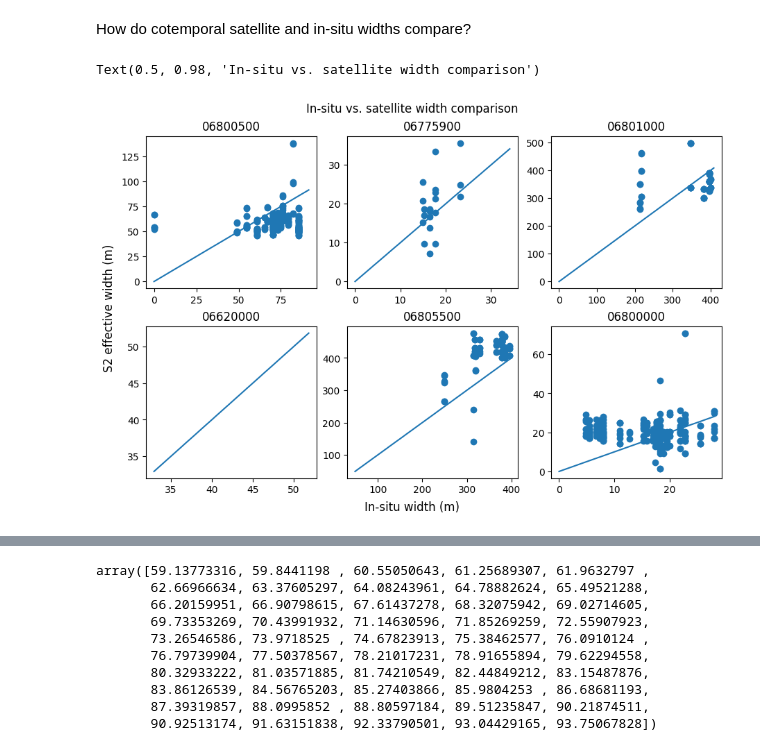
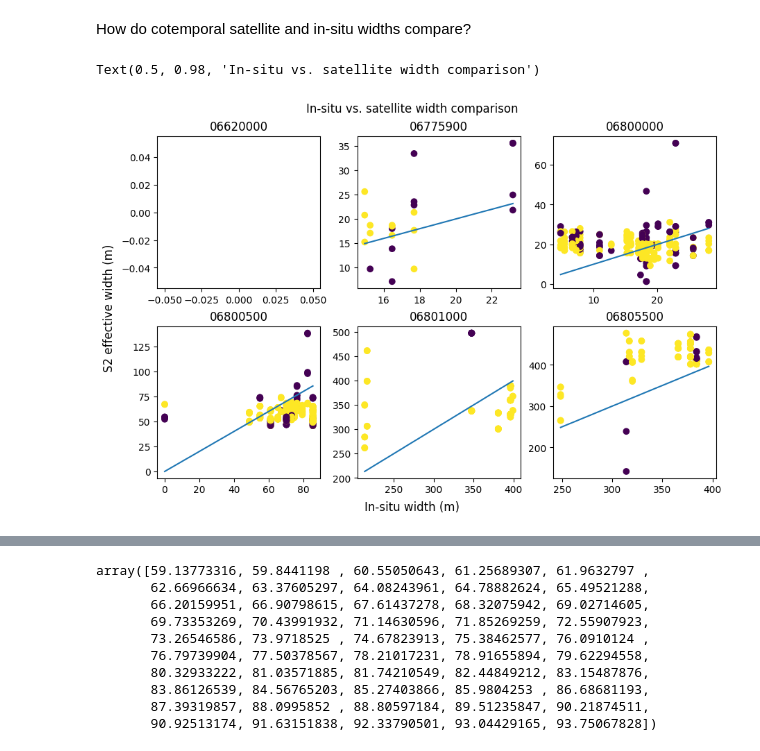
Before and after one commit to wherediddavidgo/multitemporal_RSSA, a Jupyter notebook: stac_gage_ew_analysis.ipynb, the cells around one changed output, grey strips where cells are left out. Saved outputs shown, nothing was run; the diff lists cells and outputs as text; code cells hidden in the pictures.

Commit message:
Tested validity of river tinder likes and dislikes, not super helpful. When taking the mean of measurements near gages and plotting against discharge, it roughly approximates the rating curves.

```diff
--- a/stac_gage_ew_analysis.ipynb
+++ b/stac_gage_ew_analysis.ipynb
@@ -426,0 +395,30 @@ Q.join(nondup_widths, how='inner')
+# %%
+
+def flatten(xss):
+    return [x for xs in xss for x in xs]
+
+
+
+checked_img_path = '/content/drive/MyDrive/effwidth_results/rt_likes_dislikes'
+lols = []
+for fn in tqdm(glob.glob(os.path.join(checked_img_path, 'likes*.txt'))):
+    with open(fn, 'r') as f:
+        lines = [line.strip() for line in f.readlines()]
+    lols.append(lines)
+
+lods = []
+for fn in tqdm(glob.glob(os.path.join(checked_img_path, 'dislikes*.txt'))):
+    with open(fn, 'r') as f:
+        lines = [line.strip() for line in f.readlines()]
+    lods.append(lines)
+
+
+lols = flatten(lols)
+lods = flatten(lods)
+
+lds = pd.DataFrame({'name': lols + lods})
+lds['iindex'] = lds.apply(lambda x: int(x['name'][25:]), axis=1)
+lds['img_id'] = lds.apply(lambda x: str(x['name'][0:24]), axis=1)
+lds['like'] = (np.concatenate([np.repeat(True, len(lols)), np.repeat(False, len(lods))], axis=0))
+
+lds
@@ -427,7 +453,8 @@ Q.join(nondup_widths, how='inner')
 # %% [markdown]
 Join rating curve width, gage width, and sat width on date
 # %%
-alldata = pd.merge(Q, nondup_widths, how='outer', right_on=['date', 'site_'], left_on=['date', 'site_no'])
+alldata = Q.join(nondup_widths, how='outer').reset_index()
+alldata = pd.merge(alldata, lds, how='outer',  on=['img_id', 'iindex'])
 alldata = alldata.set_index(['site_no', 'date'])
 alldata
 # %% [output]
@@ -456,20 +483,20 @@ How do cotemporal satellite and in-situ widths compare?
 # %%
 fig, axs = plt.subplots(nrows=2, ncols=3, figsize=(9, 6), constrained_layout=True)
 p = 0
-for g, df in gage_avg_ew.groupby('site_no'):
+for g, df in alldata.groupby('site_no'):
 
 
     ax = axs.flatten()[p]
 
-    ax.scatter(df.gage_width_m, df.sat_width_m)
+    ax.scatter(df.gage_width_m, df.sat_width_m, c=df.like)
     unity = np.linspace(df.gage_width_m.min(), df.gage_width_m.max())
     ax.plot(unity, unity)
     ax.set_title(g)
     p += 1
 
 fig.supxlabel('In-situ width (m)')
 fig.supylabel('S2 effective width (m)')
 fig.suptitle('In-situ vs. satellite width comparison')
 # %% [output]
 Text(0.5, 0.98, 'In-situ vs. satellite width comparison')
-[figure, old version]
+[figure, new version]
```
Also changed, not shown: parts of 20 cells of this notebook.
